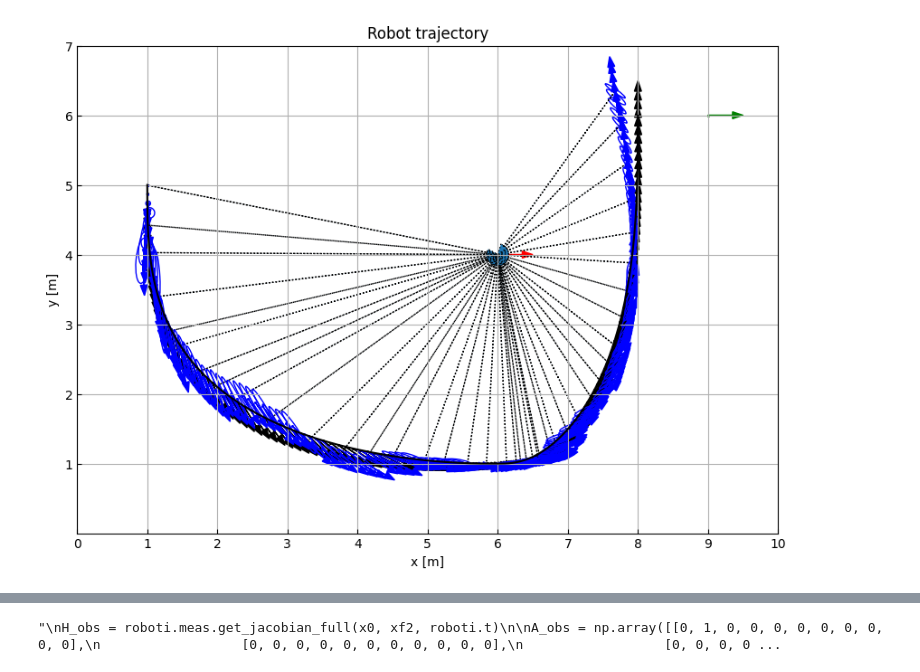
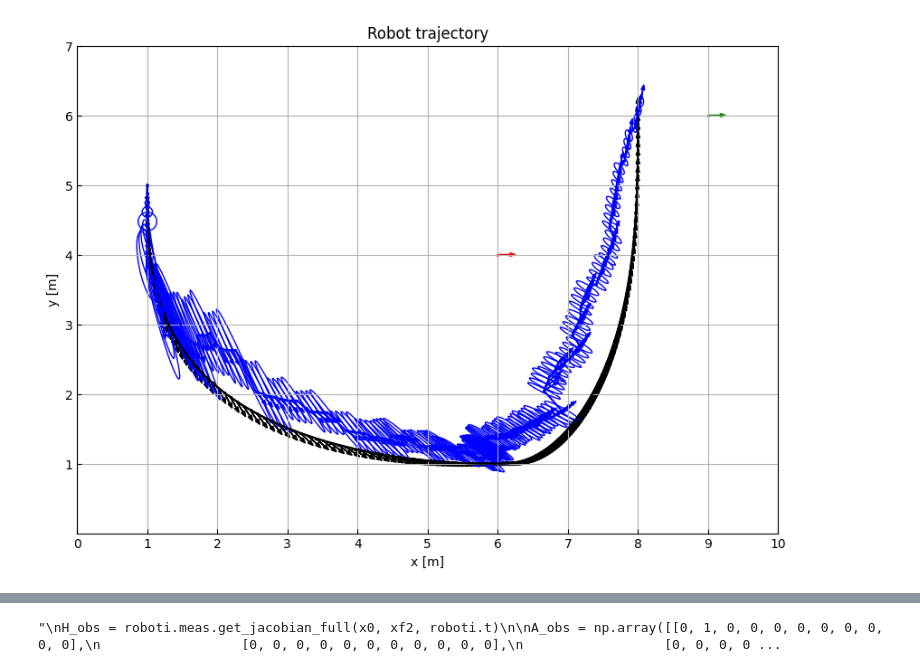
Before and after one commit to MarcusLariJ/UWB_Rasberry, a Jupyter notebook: Sim/test_robot_sim.ipynb, the cells around one changed output, grey strips where cells are left out. Cells and saved outputs as stored; diff of their text form; code cells hidden in the pictures.

```diff
--- a/Sim/test_robot_sim.ipynb
+++ b/Sim/test_robot_sim.ipynb
@@ -25,8 +25,8 @@ xf[:6] = np.array([[0],[0],[6],[1],[0.1],[0]])
 xf2[:6] = np.array([[1.57],[0],[8],[6],[0],[0.5]])
 pos1, y_IMU1 = traj.gen_poly_traj(x0, xf, t0=0, tf=20, dt=dt)
 pos2, y_IMU2 = traj.gen_poly_traj(xf, xf2, t0=0, tf=20, dt=dt)
-pos = np.append(pos1, pos2, axis=1)
-y_IMU = np.append(y_IMU1, y_IMU2, axis=1)
+pos = np.append(pos1[:,:-1], pos2, axis=1)
+y_IMU = np.append(y_IMU1[:,:-1], y_IMU2, axis=1)
 y_IMU = traj.gen_noise(y_IMU, dt=1, sigma=np.diag([R_w, R_a, R_a]), bias=np.array([[0.02],[0.7],[0.7]]))
 
 xai = np.zeros((mf.STATE_LEN, 1)); xai[mf.X_P] = np.array([[6],[4]])
@@ -36,7 +36,7 @@ pos_len = pos.shape[1]
 # set noise sources: #0.000001, 0.00001, 0.00001
 Q=np.diag([0.1, 8.0, 8.0, 1e-7, 1e-5, 1e-5])
 R=np.diag([R_b, R_r, R_w, R_a, R_a]) # approx vaules from datasheets
-P=np.diag([0,0,0,0,0,0,0,0,0.0004,0.6,0.6]) # Initialize with system noise for bias
+P=np.diag([0,0,0,0,0,0,0,0,0.004,0.6,0.6]) # Initialize with system noise for bias
 
 # Setup robots and anchors:
 roboti = sim.Robot_single(x0=x0, path=pos, imu=y_IMU, dt=dt, Q=Q, R=R, P=P)
@@ -47,26 +47,31 @@ anchorj = sim.Anchor(x0=xaj)
 inno_log = np.zeros((3,pos.shape[1]))
 inno_pos = np.zeros((2, 0))
 
-# Setup plot:
-fig, ax = rp.setup_plot(figsize=(10,7), x=[0, 10], y=[0,7])
-rp.plot_position(ax, pos[:,::25], color='black')
-anchori.draw_position(ax, color='red')
-anchorj.draw_position(ax, color='green')
-roboti.draw_position(ax, color='blue')
-
 # Run algorithm:
 for i in range(pos_len-1):
     inno_log[:,i:i+1] = roboti.predict()
+    if 0: #(i % 100 == 0):
+        inno_small = roboti.anchor_meas(anchori, ax=None, sr=R_r, sb=R_b)
+        inno_pos = np.append(inno_pos, inno_small, axis=1)
     if (i % 100 == 0):
-        inno_small = roboti.anchor_meas(anchori, ax, sr=R_r, sb=R_b)
+        inno_small = roboti.anchor_meas(anchorj, ax=None, sr=R_r, sb=R_b)
         inno_pos = np.append(inno_pos, inno_small, axis=1)
-    if 0: #(i % 100 == 0):
-        inno_small = roboti.anchor_meas(anchorj, ax, sr=R_r, sb=R_b)
-        inno_pos = np.append(inno_pos, inno_small, axis=1)
-    if (i % 25 == 0):
-        roboti.draw_position(ax, color='blue')
-# %% [output]
-[figure, removed]
+# %%
+# Plotting
+
+# Setup plot:
+fig, ax = rp.setup_plot(figsize=(10,7), x=[0, 10], y=[0,7])
+rp.plot_position(ax, pos[:,::25], color='black')
+anchori.draw_position(ax, color='red')
+anchorj.draw_position(ax, color='green')
+
+x_log = roboti.x_log
+P_log = roboti.P_log
+
+rp.plot_position(ax, pos[:,::25], color='black')
+rp.plot_position2(ax, x_log[:,::25], P_log[:,:,::25], color='blue')
+# %% [output]
+[figure, added]
 # %%
 # Plot the bias states:
 x_log = roboti.x_log
```
Also changed, not shown: parts of 3 cells of this notebook, 2 other files.
